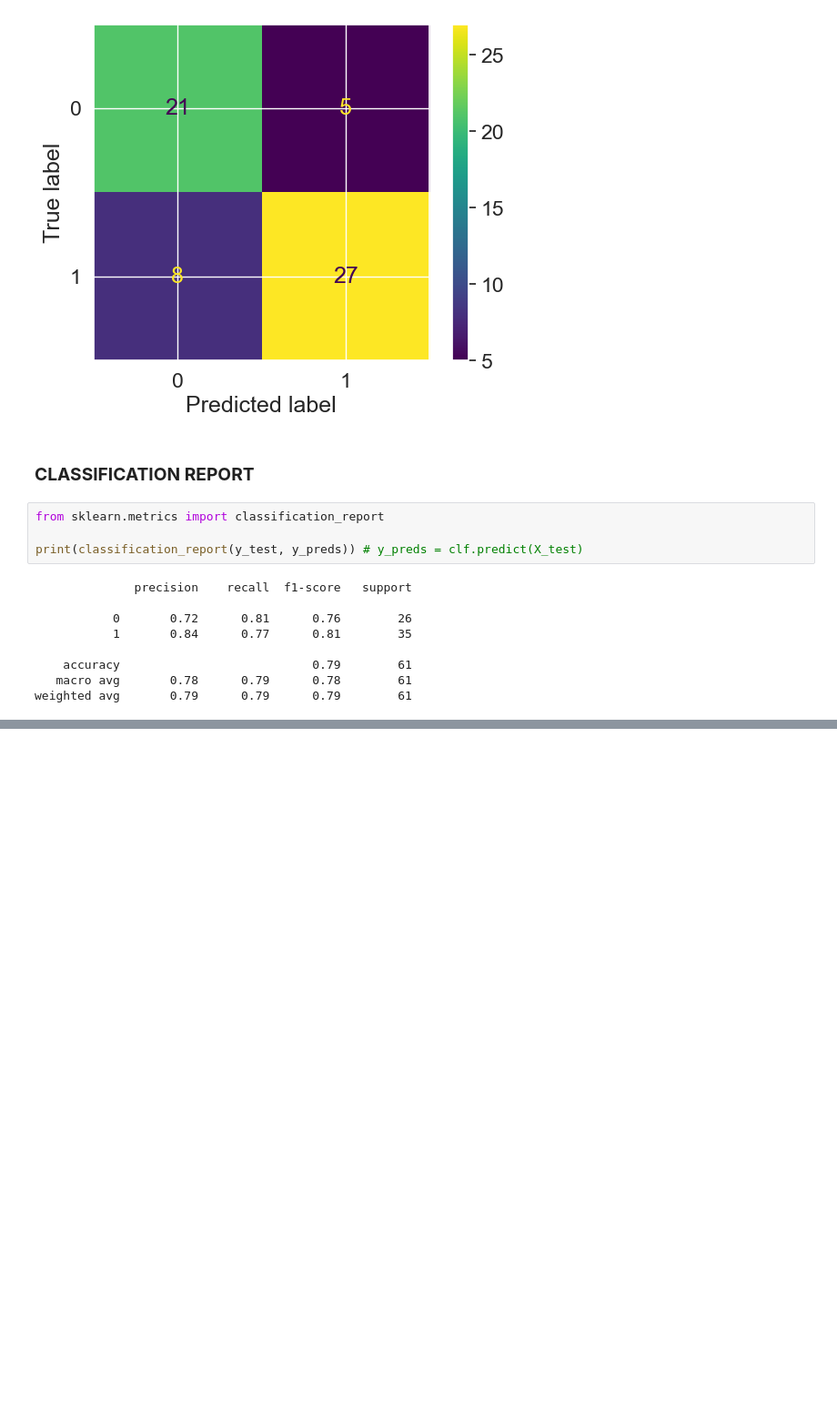
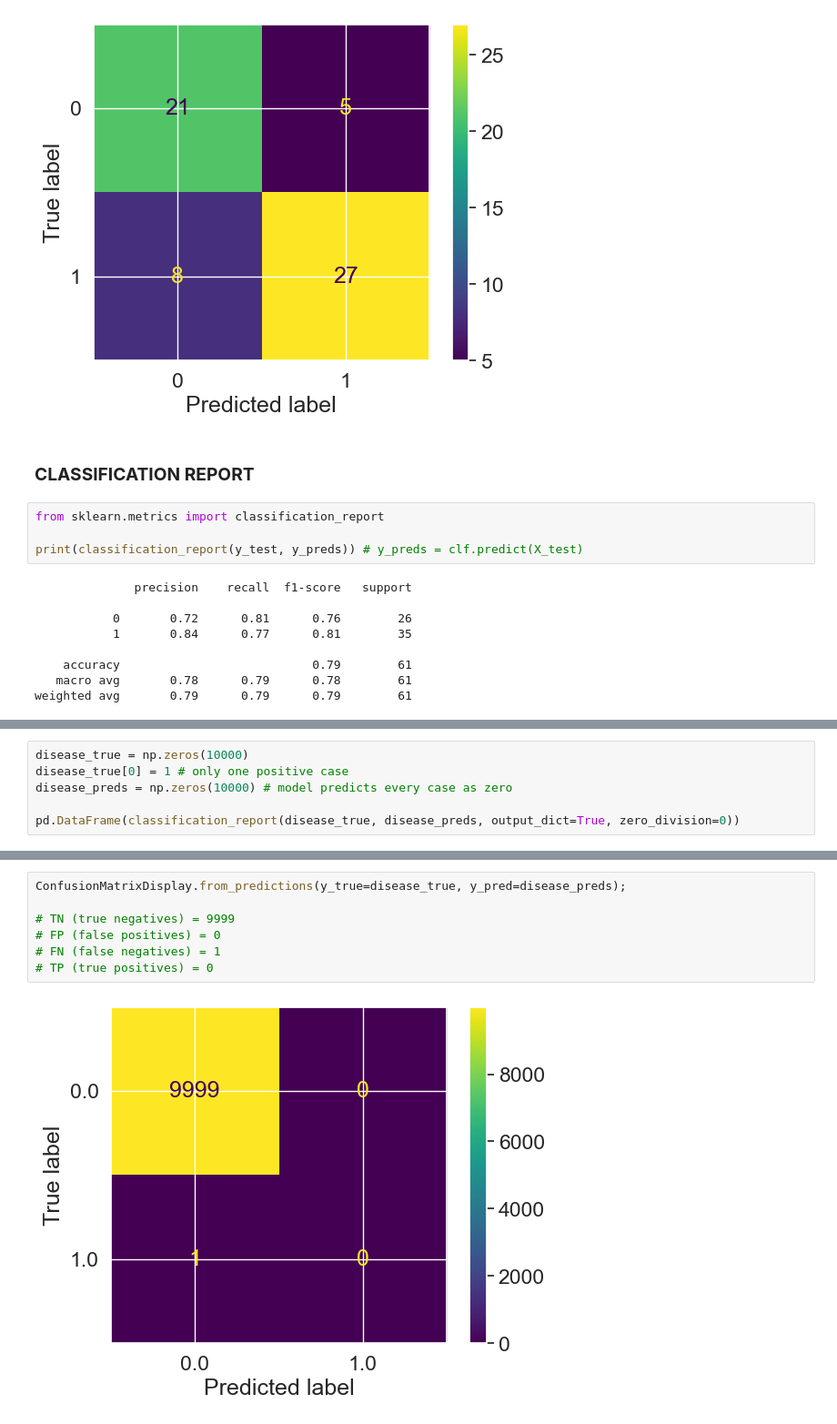
Before and after one commit to Andrew2354/udemy_ai_ml_bootcamp, a Jupyter notebook: Intro_Scikit_Learn.ipynb, the cells around one changed output, grey strips where cells are left out. Shown at 91% size. Saved outputs shown, nothing was run; the diff lists cells and outputs as text; blank space fills up the shorter version.

Commit message:
Classificattion report notes

```diff
--- a/Intro_Scikit_Learn.ipynb
+++ b/Intro_Scikit_Learn.ipynb
@@ -1382,0 +1416,6 @@ weighted avg       0.79      0.79      0.79        61
+# %%
+disease_true = np.zeros(10000)
+disease_true[0] = 1 # only one positive case
+disease_preds = np.zeros(10000) # model predicts every case as zero
+
+pd.DataFrame(classification_report(disease_true, disease_preds, output_dict=True, zero_division=0))
@@ -1382,0 +1428,9 @@ weighted avg       0.79      0.79      0.79        61
+# %%
+ConfusionMatrixDisplay.from_predictions(y_true=disease_true, y_pred=disease_preds);
+
+# TN (true negatives) = 9999
+# FP (false positives) = 0
+# FN (false negatives) = 1
+# TP (true positives) = 0
+# %% [output]
+[figure, added]
```
Also changed, not shown: parts of 16 cells of this notebook, 1 other file.
